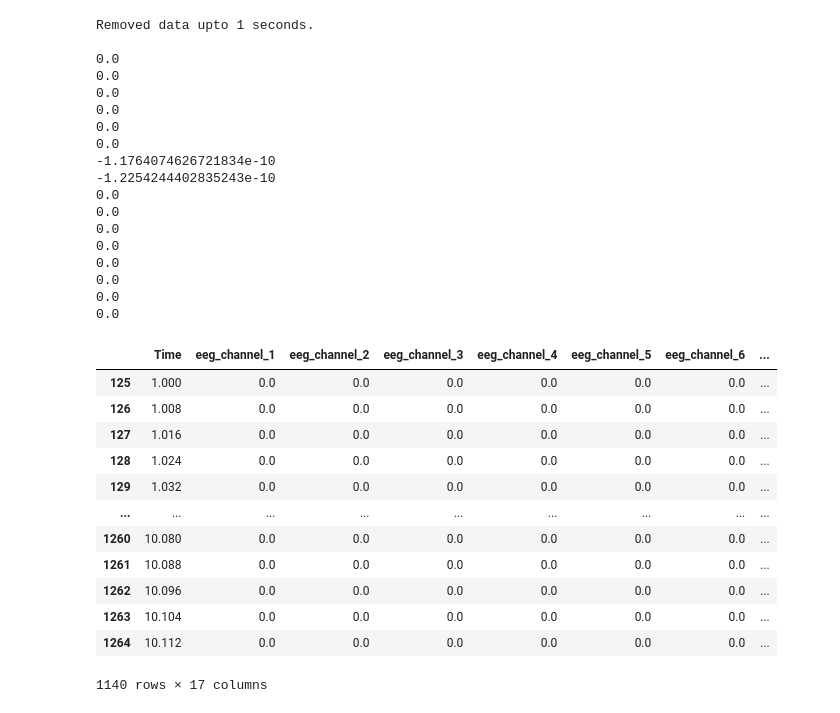
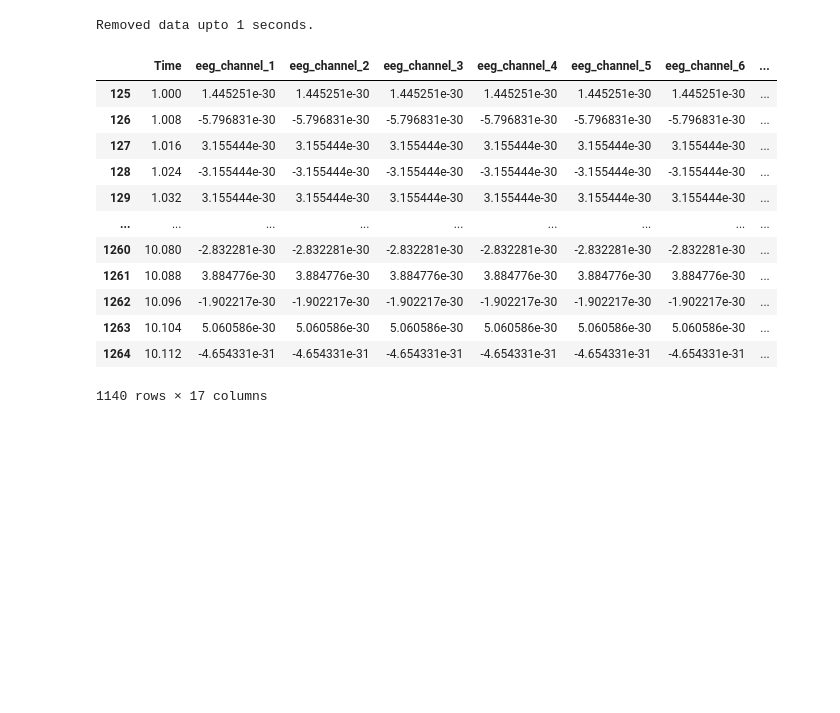
Before and after one commit to nateGeorge/openbci_laryngeal_imagery, a Jupyter notebook: code/testing/EEG_Explorer.ipynb, the cells around one changed output. Cells and saved outputs as stored; diff of their text form; code cells hidden in the pictures; blank space fills up the shorter version.

```diff
--- a/code/testing/EEG_Explorer.ipynb
+++ b/code/testing/EEG_Explorer.ipynb
@@ -71,7 +71,7 @@ class session():
         if test_fq > 0:
             if test_fq < self.fs/2:
                 self.test_fq = test_fq
-                self.data_chns[str(test_fq)+'_Hz_test_fq'] = [np.sin(2*np.pi*(i/self.fs*test_fq)) for i in range(len(self.data_chns))]
+                self.data_chns[str(test_fq)+'_Hz_test_fq'] = [np.sin(test_fq*2*np.pi*i/self.fs) for i in range(len(self.data_chns))]
                 self.fft[str(test_fq)+'_Hz_test_fq'] = (np.real(np.fft.fft(self.data_chns[str(test_fq)+'_Hz_test_fq'], n=NFFT))**2)[:NFFT//2]
             else:
                 print('WARNING: The test frequency is too high to be detected at a sample rate of '+str(self.fs)+' Hz.')
@@ -79,6 +79,14 @@ class session():
 
     def plot(self, ver='', chns=[]):
         # Plot the data in different helpful ways
+        # Versions:
+        #    pick-channels
+        #    all-chns-in-one
+        #    chn-grid
+        #    fq
+        #    fq-old
+        #    test-fft
+
         if ver == 'pick-channels':
             fig = go.Figure(layout=go.Layout(title=go.layout.Title(text=str(len(chns)) + ' EEG Channels')
                         ))
@@ -164,10 +172,22 @@ class session():
                 fig.show()
 
         if ver == 'test-fft':
+            n =len(S1.data_chns)
+
+            X = np.linspace(0, n/self.fs, n)
+#             Y = [np.sin(21*(2*np.pi)*i/S1.fs) for i in X]
+            Y = [np.sin(self.test_fq*2*np.pi*i) for i in X]
+            tst = df({'X':X, 'Y':Y})
+            fig = go.Figure()
+            fig.add_trace(go.Scatter(x=tst['X'], y=tst['Y'],
+                                    mode='lines',
+                                    name='Test Frequency (' + str(self.test_fq) + ' Hz)'))
+            fig.show()
+
             fig = go.Figure()
             fig.add_trace(go.Scatter(x=self.fft['Frequency'], y=self.fft[str(self.test_fq)+'_Hz_test_fq'],
                                      mode='lines',
-                                     name=str(self.test_fq)+'_Hz_test_fq'))
+                                     name='Test Frequency (' + str(self.test_fq) + ' Hz)'))
             fig.show()
 
 
@@ -175,23 +195,30 @@ class session():
 
     def preprocess(self, hpf=0, lpf=0, rmv_avg=False, inplace=True):
         # Handle preprocessing to create a dataframe of processed data
+        # Scale the data from -1 to 1
         # High-pass filter = hpf
         # Low-pass filter = lpf
         # Remove Average = rmv_avg
 
+        # first_mod = True
+
         self.proc_data_chns = pd.DataFrame()
         self.proc_data_chns['Time'] = self.data_chns['Time']
 
+        self.s_factor = S1.data_chns.drop(columns=S1.data_chns.keys()[17:]).drop(columns='Time').max().max() # max val for all chns
+        for i in range(self.n_chns):
+            self.proc_data_chns['eeg_channel_'+str(i+1)] = self.data_chns['eeg_channel_'+str(i+1)].div(self.s_factor)
+
         if rmv_avg:
             for i in range(self.n_chns):
-                self.data_chns['eeg_channel_'+str(i+1)] = self.data_chns['eeg_channel_'+str(i+1)] - np.mean(self.data_chns['eeg_channel_'+str(i+1)])
-                print(np.mean(self.data_chns['eeg_channel_'+str(i+1)]))
+                self.proc_data_chns['eeg_channel_'+str(i+1)] = self.proc_data_chns['eeg_channel_'+str(i+1)] - np.mean(self.proc_data_chns['eeg_channel_'+str(i+1)])
+#                 print(np.mean(self.data_chns['eeg_channel_'+str(i+1)]))
 
 
         if lpf > 0 and hpf > 0:
             for i in range(self.n_chns):
                 b, a = signal.butter(2, lpf, 'low', fs=self.fs)
-                self.proc_data_chns['eeg_channel_'+str(i+1)] = signal.filtfilt(b, a, self.data_chns['eeg_channel_'+str(i+1)])
+                self.proc_data_chns['eeg_channel_'+str(i+1)] = signal.filtfilt(b, a, self.proc_data_chns['eeg_channel_'+str(i+1)])
 
                 b, a = signal.butter(2, hpf, 'high', fs=self.fs)
                 self.proc_data_chns['eeg_channel_'+str(i+1)] = signal.filtfilt(b, a, self.proc_data_chns['eeg_channel_'+str(i+1)])
@@ -199,11 +226,11 @@ class session():
         elif lpf > 0:
             for i in range(self.n_chns):
                 b, a = signal.butter(2, lpf, 'low', fs=self.fs)
-                self.proc_data_chns['eeg_channel_'+str(i+1)] = signal.filtfilt(b, a, self.data_chns['eeg_channel_'+str(i+1)])
+                self.proc_data_chns['eeg_channel_'+str(i+1)] = signal.filtfilt(b, a, self.proc_data_chns['eeg_channel_'+str(i+1)])
         elif hpf > 0:
             for i in range(self.n_chns):
                 b, a = signal.butter(2, hpf, 'high', fs=self.fs)
-                self.proc_data_chns['eeg_channel_'+str(i+1)] = signal.filtfilt(b, a, self.data_chns['eeg_channel_'+str(i+1)])
+                self.proc_data_chns['eeg_channel_'+str(i+1)] = signal.filtfilt(b, a, self.proc_data_chns['eeg_channel_'+str(i+1)])
 
 
         if inplace:
@@ -212,38 +239,21 @@ class session():
 # %%
 S1 = session('OpenBCI-RAW-2021-08-13_18-03-39.txt')
 S1.get_data()
 S1.crop_data(upto=1)
-S1.preprocess(hpf=1, lpf=50, rmv_avg=True)
+S1.preprocess(hpf=5, lpf=50, rmv_avg=True)
 # %% [output]
 Removed data upto 1 seconds.
-
-0.0
-0.0
-0.0
-0.0
-0.0
-0.0
--1.1764074626721834e-10
--1.2254244402835243e-10
-0.0
-0.0
-0.0
-0.0
-0.0
-0.0
-0.0
-0.0
 |  | Time | eeg_channel_1 | eeg_channel_2 | eeg_channel_3 | eeg_channel_4 | eeg_channel_5 | eeg_channel_6 | ... |
-| 125 | 1.000 | 0.0 | 0.0 | 0.0 | 0.0 | 0.0 | 0.0 | ... |
-| 126 | 1.008 | 0.0 | 0.0 | 0.0 | 0.0 | 0.0 | 0.0 | ... |
-| 127 | 1.016 | 0.0 | 0.0 | 0.0 | 0.0 | 0.0 | 0.0 | ... |
-| 128 | 1.024 | 0.0 | 0.0 | 0.0 | 0.0 | 0.0 | 0.0 | ... |
-| 129 | 1.032 | 0.0 | 0.0 | 0.0 | 0.0 | 0.0 | 0.0 | ... |
+| 125 | 1.000 | 1.445251e-30 | 1.445251e-30 | 1.445251e-30 | 1.445251e-30 | 1.445251e-30 | 1.445251e-30 | ... |
+| 126 | 1.008 | -5.796831e-30 | -5.796831e-30 | -5.796831e-30 | -5.796831e-30 | -5.796831e-30 | -5.796831e-30 | ... |
+| 127 | 1.016 | 3.155444e-30 | 3.155444e-30 | 3.155444e-30 | 3.155444e-30 | 3.155444e-30 | 3.155444e-30 | ... |
+| 128 | 1.024 | -3.155444e-30 | -3.155444e-30 | -3.155444e-30 | -3.155444e-30 | -3.155444e-30 | -3.155444e-30 | ... |
+| 129 | 1.032 | 3.155444e-30 | 3.155444e-30 | 3.155444e-30 | 3.155444e-30 | 3.155444e-30 | 3.155444e-30 | ... |
 | ... | ... | ... | ... | ... | ... | ... | ... | ... |
-| 1260 | 10.080 | 0.0 | 0.0 | 0.0 | 0.0 | 0.0 | 0.0 | ... |
-| 1261 | 10.088 | 0.0 | 0.0 | 0.0 | 0.0 | 0.0 | 0.0 | ... |
-| 1262 | 10.096 | 0.0 | 0.0 | 0.0 | 0.0 | 0.0 | 0.0 | ... |
-| 1263 | 10.104 | 0.0 | 0.0 | 0.0 | 0.0 | 0.0 | 0.0 | ... |
-| 1264 | 10.112 | 0.0 | 0.0 | 0.0 | 0.0 | 0.0 | 0.0 | ... |
+| 1260 | 10.080 | -2.832281e-30 | -2.832281e-30 | -2.832281e-30 | -2.832281e-30 | -2.832281e-30 | -2.832281e-30 | ... |
+| 1261 | 10.088 | 3.884776e-30 | 3.884776e-30 | 3.884776e-30 | 3.884776e-30 | 3.884776e-30 | 3.884776e-30 | ... |
+| 1262 | 10.096 | -1.902217e-30 | -1.902217e-30 | -1.902217e-30 | -1.902217e-30 | -1.902217e-30 | -1.902217e-30 | ... |
+| 1263 | 10.104 | 5.060586e-30 | 5.060586e-30 | 5.060586e-30 | 5.060586e-30 | 5.060586e-30 | 5.060586e-30 | ... |
+| 1264 | 10.112 | -4.654331e-31 | -4.654331e-31 | -4.654331e-31 | -4.654331e-31 | -4.654331e-31 | -4.654331e-31 | ... |
 1140 rows × 17 columns
 # %%
```
Also changed, not shown: parts of 4 cells of this notebook.
